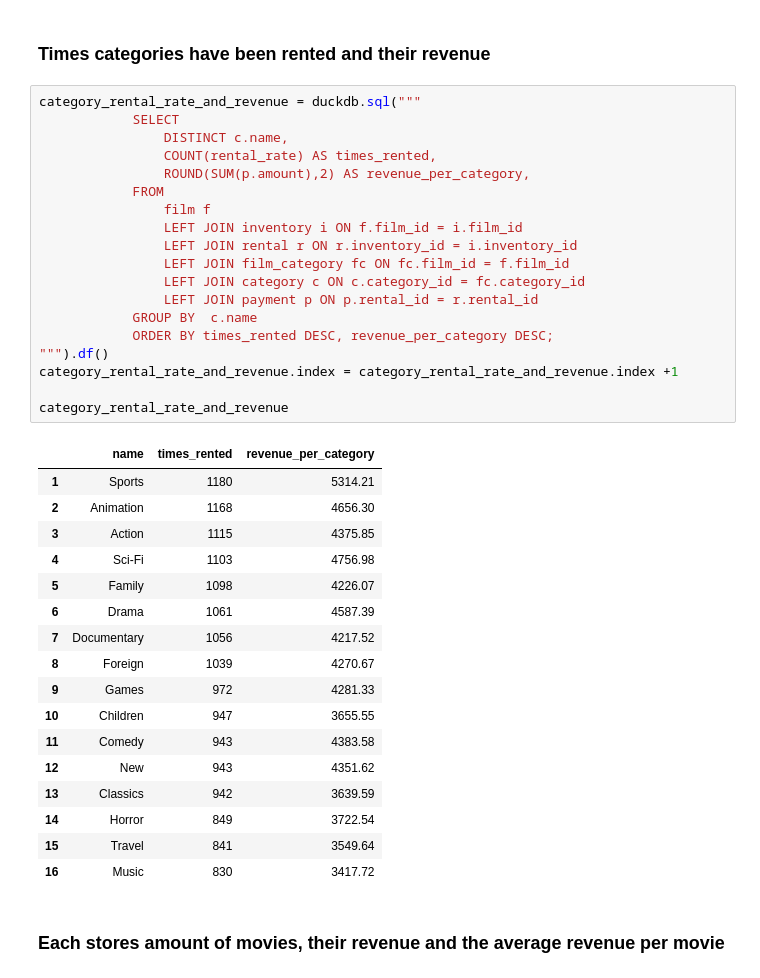
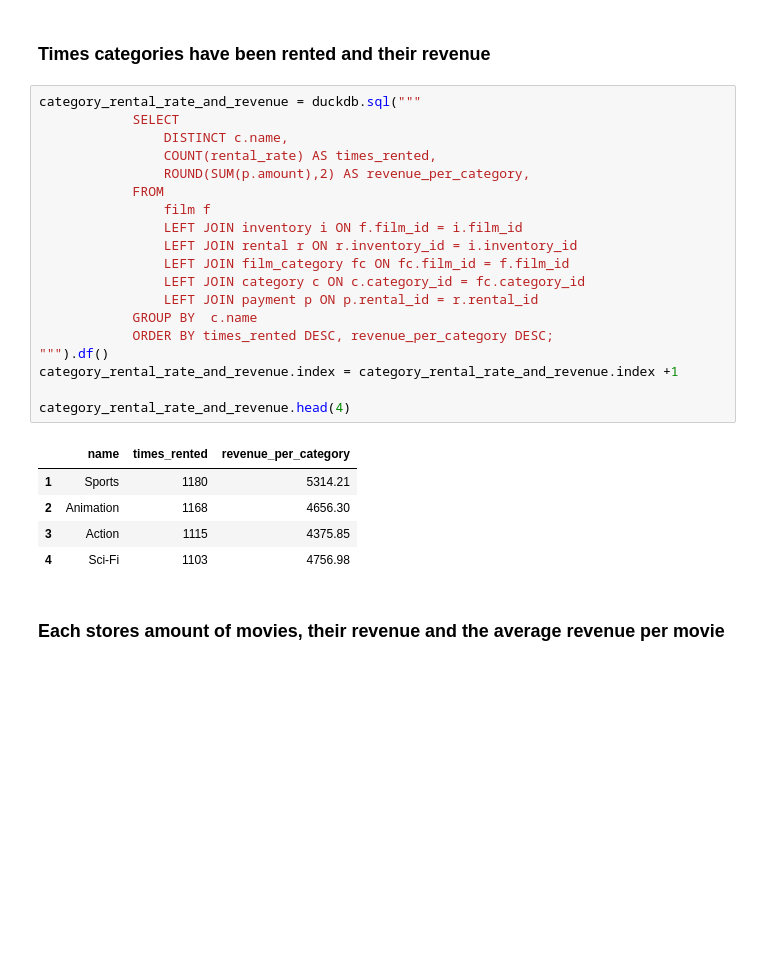
Before and after one commit to Anja-Sche/Lab_SQL_Anja_Scherwall_DE25, a Jupyter notebook: stakeholder_report.ipynb, the cells around one changed output. Saved outputs shown, nothing was run; the diff lists cells and outputs as text; blank space fills up the shorter version.

Commit message:
.head() on dataframes to shorten

```diff
--- a/stakeholder_report.ipynb
+++ b/stakeholder_report.ipynb
@@ -215,40 +179,28 @@ less_than_three_dollars
 # %%
 category_rental_rate_and_revenue = duckdb.sql("""
             SELECT
                 DISTINCT c.name,
                 COUNT(rental_rate) AS times_rented,
                 ROUND(SUM(p.amount),2) AS revenue_per_category,
             FROM
                 film f
                 LEFT JOIN inventory i ON f.film_id = i.film_id
                 LEFT JOIN rental r ON r.inventory_id = i.inventory_id
                 LEFT JOIN film_category fc ON fc.film_id = f.film_id
                 LEFT JOIN category c ON c.category_id = fc.category_id
                 LEFT JOIN payment p ON p.rental_id = r.rental_id
             GROUP BY  c.name
             ORDER BY times_rented DESC, revenue_per_category DESC;
 """).df()
 category_rental_rate_and_revenue.index = category_rental_rate_and_revenue.index +1
 
-category_rental_rate_and_revenue
+category_rental_rate_and_revenue.head(4)
 # %% [output]
 |  | name | times_rented | revenue_per_category |
 | 1 | Sports | 1180 | 5314.21 |
 | 2 | Animation | 1168 | 4656.30 |
 | 3 | Action | 1115 | 4375.85 |
 | 4 | Sci-Fi | 1103 | 4756.98 |
-| 5 | Family | 1098 | 4226.07 |
-| 6 | Drama | 1061 | 4587.39 |
-| 7 | Documentary | 1056 | 4217.52 |
-| 8 | Foreign | 1039 | 4270.67 |
-| 9 | Games | 972 | 4281.33 |
-| 10 | Children | 947 | 3655.55 |
-| 11 | Comedy | 943 | 4383.58 |
-| 12 | New | 943 | 4351.62 |
-| 13 | Classics | 942 | 3639.59 |
-| 14 | Horror | 849 | 3722.54 |
-| 15 | Travel | 841 | 3549.64 |
-| 16 | Music | 830 | 3417.72 |
 # %% [markdown]
 ### Each stores amount of movies, their revenue and the average revenue per movie
 # %%
```
Also changed, not shown: parts of 5 cells of this notebook.
